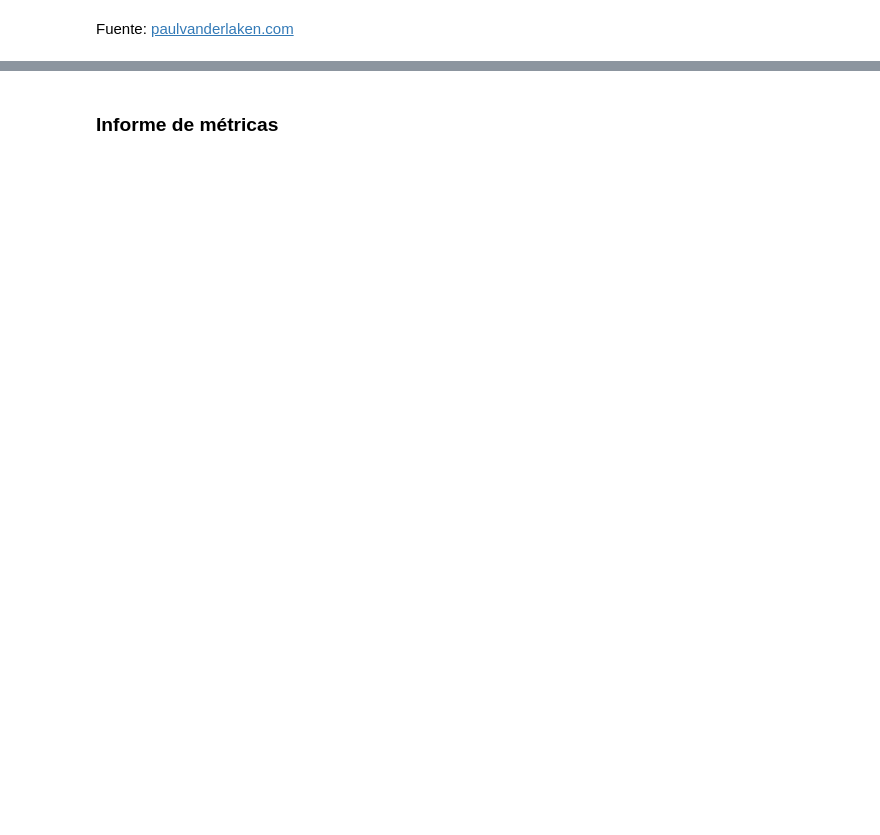
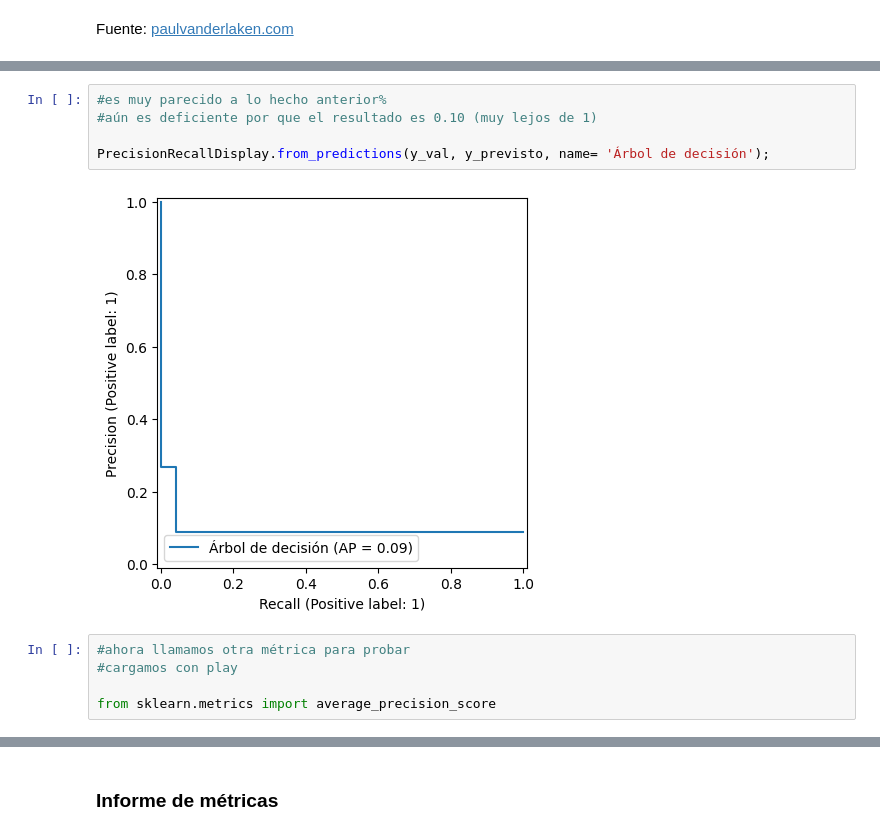
Before and after one commit to Valejbk/AnalisisTiendasRMP, a Jupyter notebook: Clasificacion_validacion_y_metricas.ipynb, the cells around one changed output, grey strips where cells are left out. Cells and saved outputs as stored; diff of their text form; blank space fills up the shorter version.

```diff
--- a/Clasificacion_validacion_y_metricas.ipynb
+++ b/Clasificacion_validacion_y_metricas.ipynb
@@ -269,0 +333,12 @@ Fuente: [paulvanderlaken.com](https://paulvanderlaken.com/2019/08/16/roc-auc-pre
+# %%
+#es muy parecido a lo hecho anterior%
+#aún es deficiente por que el resultado es 0.10 (muy lejos de 1)
+
+PrecisionRecallDisplay.from_predictions(y_val, y_previsto, name= 'Árbol de decisión');
+# %% [output]
+[figure, added]
+# %%
+#ahora llamamos otra métrica para probar
+#cargamos con play
+
+from sklearn.metrics import average_precision_score
```
Also changed, not shown: parts of 33 cells of this notebook.
